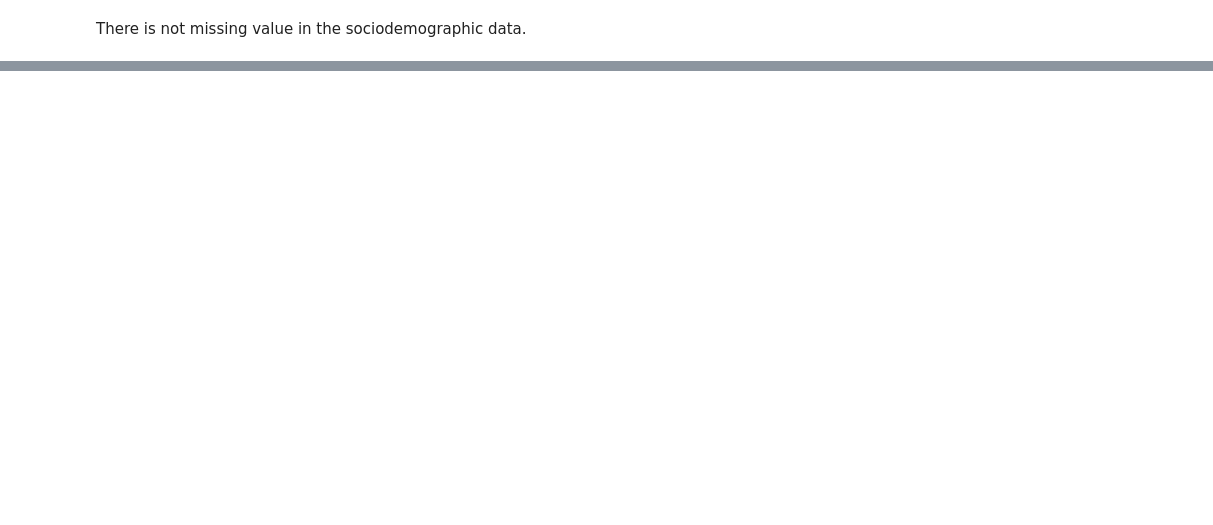
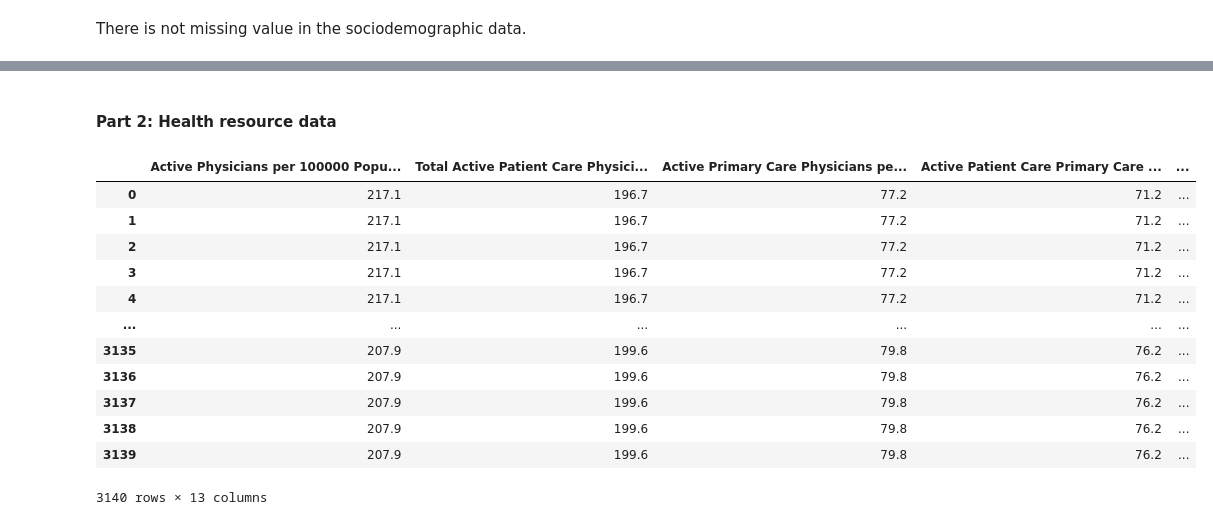
Before and after one commit to fevc08/regularized_linear_regression_project, a Jupyter notebook: src/explore.ipynb, the cells around one changed output, grey strips where cells are left out. Cells and saved outputs as stored; diff of their text form; code cells hidden in the pictures; blank space fills up the shorter version.

```diff
--- a/src/explore.ipynb
+++ b/src/explore.ipynb
@@ -253,0 +258,20 @@ array([[<Axes: title={'center': 'fips'}>,
+# %% [markdown]
+#### **Part 2: Health resource data**
+# %%
+# Select the health resources data
+health_resources = resource_data.iloc[:, 62:75]
+health_resources
+# %% [output]
+|  | Active Physicians per 100000 Popu... | Total Active Patient Care Physici... | Active Primary Care Physicians pe... | Active Patient Care Primary Care ... | ... |
+| 0 | 217.1 | 196.7 | 77.2 | 71.2 | ... |
+| 1 | 217.1 | 196.7 | 77.2 | 71.2 | ... |
+| 2 | 217.1 | 196.7 | 77.2 | 71.2 | ... |
+| 3 | 217.1 | 196.7 | 77.2 | 71.2 | ... |
+| 4 | 217.1 | 196.7 | 77.2 | 71.2 | ... |
+| ... | ... | ... | ... | ... | ... |
+| 3135 | 207.9 | 199.6 | 79.8 | 76.2 | ... |
+| 3136 | 207.9 | 199.6 | 79.8 | 76.2 | ... |
+| 3137 | 207.9 | 199.6 | 79.8 | 76.2 | ... |
+| 3138 | 207.9 | 199.6 | 79.8 | 76.2 | ... |
+| 3139 | 207.9 | 199.6 | 79.8 | 76.2 | ... |
+3140 rows × 13 columns
```
Also changed, not shown: parts of 22 cells of this notebook.
